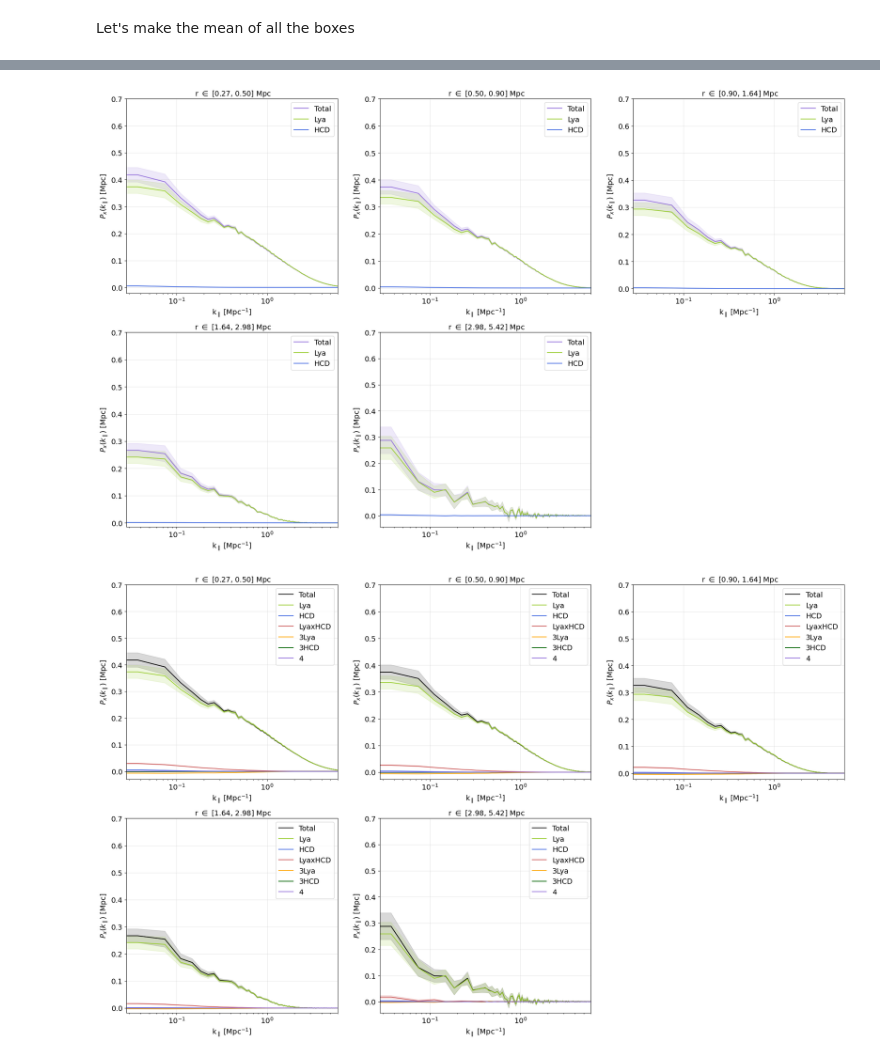
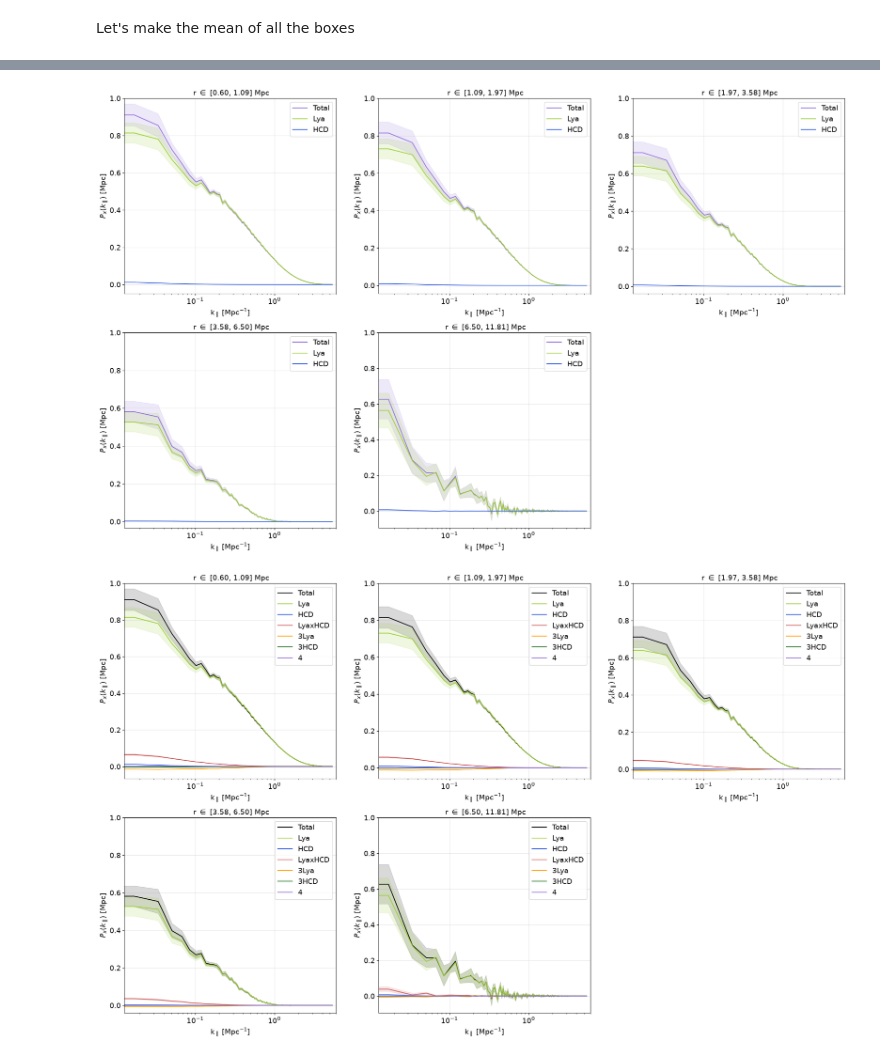
Before and after one commit to andreufont/astrid_hcd, a Jupyter notebook: SimulationFields/Px.ipynb, the cells around one changed output, grey strips where cells are left out. Saved outputs shown, nothing was run; the diff lists cells and outputs as text; code cells hidden in the pictures.

```diff
--- a/SimulationFields/Px.ipynb
+++ b/SimulationFields/Px.ipynb
@@ -366,15 +366,15 @@ pxs_4 shape: (25, 5, 315)
 Cs shape =  (25,)
 Radial bins: [0.40505051 0.73557226 1.33580019 2.42581492 4.40528312 8.        ] Mpc/h
 # %%
-k_los /= hubble  # In Mpc^-1
-r_bins *= hubble  # In Mpc
-pxs_tot *= hubble  # In Mpc
-pxs_lya *= hubble
-pxs_hcd *= hubble
-pxs_lyahcd *= hubble
-pxs_3lya *= hubble
-pxs_3hcd *= hubble
-pxs_4 *= hubble
+k_los *= hubble  # In Mpc^-1
+r_bins /= hubble  # In Mpc
+pxs_tot /= hubble  # In Mpc
+pxs_lya /= hubble
+pxs_hcd /= hubble
+pxs_lyahcd /= hubble
+pxs_3lya /= hubble
+pxs_3hcd /= hubble
+pxs_4 /= hubble
 # %%
 pxs_34 = 2*pxs_3lya + 2*pxs_3hcd + pxs_4
 px_model = []
@@ -418,7 +418,7 @@ for i in np.arange(n_bins):
 
     ax_main.set_xscale('log')
     ax_main.set_xlim(right=6)
-    ax_main.set_ylim(top=0.5)
+    ax_main.set_ylim(top=1)
     ax_main.grid(alpha=0.3)
     ax_main.legend(fontsize=14)
     ax_main.set_ylabel(r'$P_{x}(k_\parallel)$ [Mpc]', fontsize=14)
@@ -456,45 +456,45 @@ for i in np.arange(len(r_bins)-1):
     plt.yticks(fontsize=14)
     plt.grid(alpha=0.3)
     plt.xlim(right=6)
-    plt.ylim(top=0.7)
+    plt.ylim(top=1)
     plt.xlabel(r'k$_\parallel$ [Mpc$^{-1}$]', fontsize=14)
     plt.ylabel(r'$P_{x}(k_\parallel)$ [Mpc]', fontsize=14)
     plt.title(f' r $\\in$ [%.2f, %.2f] Mpc' %(r_bins[i], r_bins[i+1]), fontsize=14);
 
     plt.savefig('plot.png', dpi=200, bbox_inches='tight')
 # %% [output]
-[figure, old version]
+[figure, new version]
 # %%
 plt.figure(figsize=(25, 15))
 
 for i in np.arange(len(r_bins)-1):
     plt.subplot(2, 3, i+1)
     plt.plot(k_los, Px_tot[i], color='k', label='Total')
     plt.fill_between(k_los, (Px_tot[i]-Px_std_tot[i]), (Px_tot[i]+Px_std_tot[i]), color='k', alpha=0.15)
     plt.plot(k_los, Px_lya[i], color='yellowgreen', label='Lya')
     plt.fill_between(k_los, (Px_lya[i]-Px_std_lya[i]), (Px_lya[i]+Px_std_lya[i]), color='yellowgreen', alpha=0.15)
     plt.plot(k_los, Px_hcd[i], color='royalblue', label='HCD')
     plt.fill_between(k_los, (Px_hcd[i]-Px_std_hcd[i]), (Px_hcd[i]+Px_std_hcd[i]), color='royalblue', alpha=0.15)
     plt.plot(k_los, Px_lyahcd[i], color='indianred', label='LyaxHCD')
     plt.fill_between(k_los, (Px_lyahcd[i]-Px_std_lyahcd[i]), (Px_lyahcd[i]+Px_std_lyahcd[i]), color='indianred', alpha=0.15)
     plt.plot(k_los, Px_3lya[i], color='orange', label='3Lya')
     plt.fill_between(k_los, (Px_3lya[i]-Px_std_3lya[i]), (Px_3lya[i]+Px_std_3lya[i]), color='orange', alpha=0.15)
     plt.plot(k_los, Px_3hcd[i], color='darkgreen', label='3HCD')
     plt.fill_between(k_los, (Px_3hcd[i]-Px_std_3hcd[i]), (Px_3hcd[i]+Px_std_3hcd[i]), color='darkgreen', alpha=0.15)
     plt.plot(k_los, Px_4[i], color='mediumpurple', label='4')
     plt.fill_between(k_los, (Px_4[i]-Px_std_4[i]), (Px_4[i]+Px_std_4[i]), color='mediumpurple', alpha=0.15)
 
     plt.xscale('log')
     plt.legend(fontsize=14)
     plt.xticks(fontsize=14)
     plt.yticks(fontsize=14)
     plt.grid(alpha=0.3)
-    plt.ylim(top=0.7)
+    plt.ylim(top=1)
     plt.xlim(right=6)
     plt.xlabel(r'k$_\parallel$ [Mpc$^{-1}$]', fontsize=14)
     plt.ylabel(r'$P_{x}(k_\parallel)$ [Mpc]', fontsize=14)
     plt.title(f' r $\\in$ [%.2f, %.2f] Mpc' %(r_bins[i], r_bins[i+1]), fontsize=14);
 
     plt.savefig('plot.png', dpi=200, bbox_inches='tight')
 # %% [output]
-[figure, old version]
+[figure, new version]
```
Also changed, not shown: parts of 10 cells of this notebook, 14 other files.
